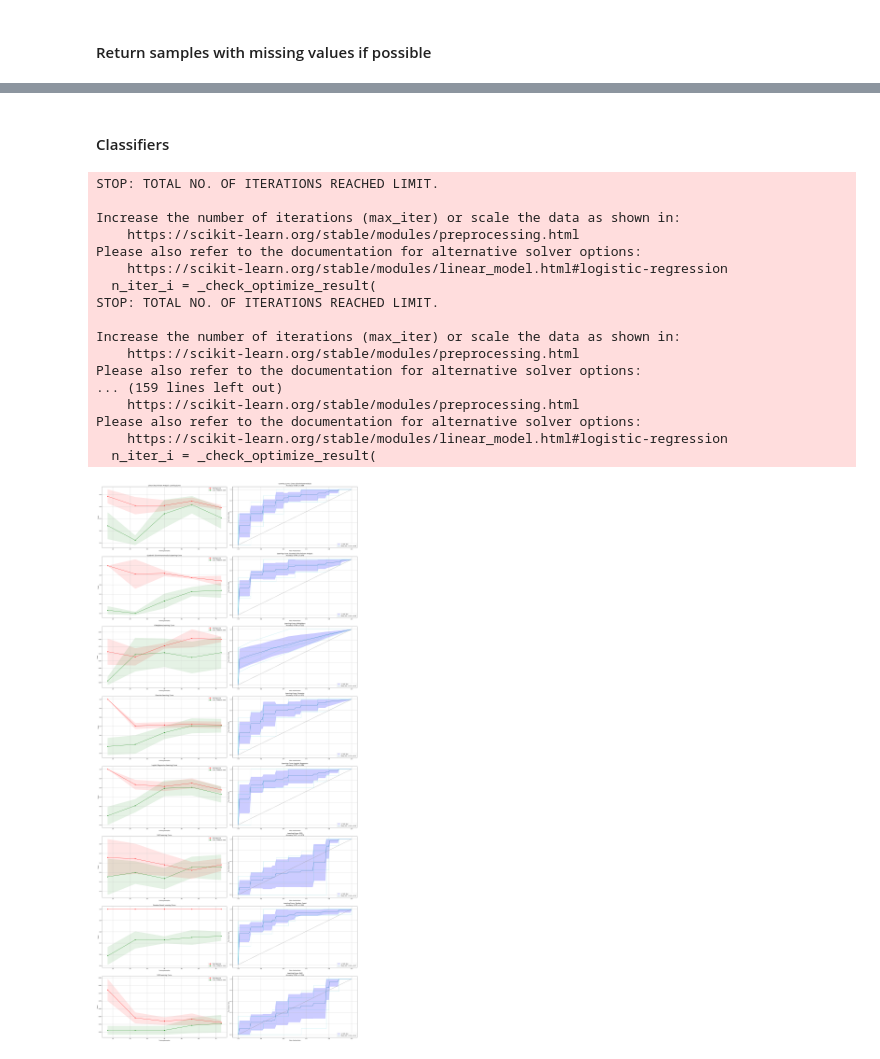
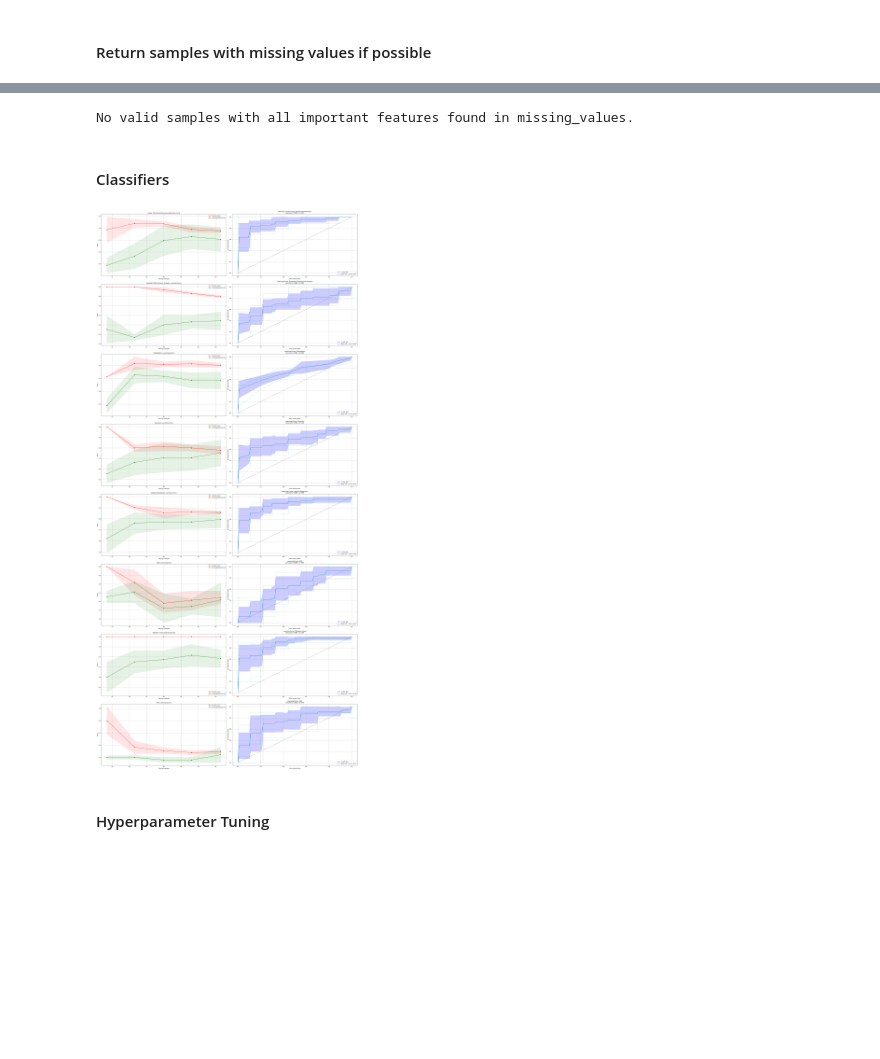
Before and after one commit to livkrom/Machine-Learning, a Jupyter notebook: TM10007_ML_Project-main/assignment.ipynb, the cells around one changed output, grey strips where cells are left out. Drawn from its saved outputs; the diff is of its cells as text; code cells hidden in the pictures; blank space fills up the shorter version.

```diff
--- a/TM10007_ML_Project-main/assignment.ipynb
+++ b/TM10007_ML_Project-main/assignment.ipynb
@@ -494,27 +392,32 @@ See the caveats in the documentation: https://pandas.pydata.org/pandas-docs/stab
+# %%
+# Check for important features in missing data
+valid_samples = missing_values[features].dropna()
+
+if not valid_samples.empty:
+    print(f"{valid_samples.shape[0]} samples from missing_values have all important features present.")
+
+    # Encode the label
+    valid_samples['label'] = valid_samples['label'].map({'lipoma': 0, 'liposarcoma': 1})
+
+    # Append to training data
+    X_train = pd.concat([X_train, valid_samples[features]], axis=0)
+    y_train = pd.concat([y_train, valid_samples['label']], axis=0)
+
+    print("Valid samples added back to training data.")
+
+else:
+    print("No valid samples with all important features found in missing_values.")
+# %% [output]
+No valid samples with all important features found in missing_values.
 # %% [markdown]
 #### Classifiers
 # %%
-# Combination of classifiers
-# Classifiers
-from sklearn.discriminant_analysis import LinearDiscriminantAnalysis
-from sklearn.discriminant_analysis import QuadraticDiscriminantAnalysis
-from sklearn.neighbors import KNeighborsClassifier
-from sklearn.naive_bayes import GaussianNB
-from sklearn.linear_model import LogisticRegression
-from sklearn.linear_model import SGDClassifier
-from sklearn.ensemble import RandomForestClassifier
-from sklearn import svm
-from sklearn.model_selection import StratifiedKFold, cross_val_score, learning_curve
-from sklearn.metrics import roc_curve, auc
-from sklearn.model_selection import ShuffleSplit
-from sklearn.model_selection import learning_curve
-
 # Custom function to plot learning curve
 def plot_learning_curve(estimator, title, Xs, Ys, axes, ylim=None, cv=None,
                         n_jobs=None, train_sizes=np.linspace(.1, 1.0, 5)):
-    """
-    Generate learning curves, fill shaded area for train/test scores
-    """
+
+    """ Generate learning curves"""
+
     axes.set_title(title)
     if ylim is not None:
         axes.set_ylim(*ylim)
@@ -545,10 +448,11 @@ def plot_learning_curve(estimator, title, Xs, Ys, axes, ylim=None, cv=None,
 
     return plt
 
+# Generating Classifiers
 clsfs = [LinearDiscriminantAnalysis(),QuadraticDiscriminantAnalysis(),KNeighborsClassifier(),GaussianNB(),
          LogisticRegression(),SGDClassifier(),RandomForestClassifier(),svm.SVC()]
 clf_names = ["Linear Discriminant Analysis", "Quadratic Discriminant Analysis", "K-Neighbors", "Gaussian",
-               "Logistic Regression", "SGD", "Random Forest", "SVM"]
+               "Logistic Regression", "SGD", "Random Forest", "SVC"]
 cv = StratifiedKFold(n_splits=5, shuffle=True, random_state=42)
 cv_auc_scores = {}
 
@@ -559,12 +463,12 @@ num = 0
 
 # Loop through classifiers
 for clf, name in zip(clsfs, clf_names):
-    # --- 1. Learning Curve ---
+    # Get the learning Curve
     title = f"{name} Learning Curve"
     plot_learning_curve(clf, title, X_train, y_train, axes[num*2], cv = cv)
     num += 1
 
-    # --- 2. ROC AUC via Cross-Validation ---
+    # Compute ROC AUC via Cross-Validation
     mean_fpr = np.linspace(0, 1, 100)
     tprs = []
     aucs = []
@@ -587,52 +491,38 @@ for clf, name in zip(clsfs, clf_names):
 
         # Calculate accuracy for this fold and store
         y_pred = clf.predict(X_train.iloc[test_idx])
-        accs.append(np.mean(y_pred == y_train.iloc[test_idx]))  # Store accuracy for this fold
+        accs.append(np.mean(y_pred == y_train.iloc[test_idx]))
 
         # Light grey ROC line for each fold
         axes[num * 2 -1].plot(fpr, tpr, color='#17becf', lw=1, alpha=0.5)
 
+    # Calculate statistics
     mean_tpr = np.mean(tprs, axis=0)
     mean_tpr[-1] = 1.0
     std_tpr = np.std(tprs, axis=0)
     mean_auc = np.mean(aucs)
     std_auc = np.std(aucs)
     cv_auc_scores[name] = mean_auc
-    mean_acc = np.mean(accs)  # Mean accuracy
-    std_acc = np.std(accs)    # Standard deviation of accuracy
+    mean_acc = np.mean(accs)
+    std_acc = np.std(accs)
     cv_auc_scores[name] = mean_auc
 
+    # Axis
     axes[num * 2 -1].fill_between(mean_fpr, np.maximum(mean_tpr - std_tpr, 0),
                 np.minimum(mean_tpr + std_tpr, 1), alpha=0.2, color='blue', label='±1 std. dev.')
     axes[num * 2 -1].plot(mean_fpr, mean_tpr, label=f"Mean AUC = {mean_auc:.2f} ± {std_auc:.2f}")
     axes[num * 2 -1].plot([0, 1], [0, 1], linestyle='--', color='gray')
     axes[num * 2 -1].set_title(f"ROC Curve CV: {name}")
     axes[num * 2 -1].set_xlabel("False Positive Rate")
     axes[num * 2 -1].set_ylabel("True Positive Rate")
     axes[num * 2 -1].legend(loc="lower right")
     axes[num * 2 -1].grid()
 
     axes[num * 2 -1].set_title(f"Learning Curve: {name}\nAccuracy: {mean_acc:.3f} ± {std_acc:.3f}")
 
-
 plt.tight_layout()
 plt.show()
 # %% [output]
-STOP: TOTAL NO. OF ITERATIONS REACHED LIMIT.
-
-Increase the number of iterations (max_iter) or scale the data as shown in:
-    https://scikit-learn.org/stable/modules/preprocessing.html
-Please also refer to the documentation for alternative solver options:
-    https://scikit-learn.org/stable/modules/linear_model.html#logistic-regression
-  n_iter_i = _check_optimize_result(
-STOP: TOTAL NO. OF ITERATIONS REACHED LIMIT.
-
-Increase the number of iterations (max_iter) or scale the data as shown in:
-    https://scikit-learn.org/stable/modules/preprocessing.html
-Please also refer to the documentation for alternative solver options:
-... (159 lines left out)
-    https://scikit-learn.org/stable/modules/preprocessing.html
-Please also refer to the documentation for alternative solver options:
-    https://scikit-learn.org/stable/modules/linear_model.html#logistic-regression
-  n_iter_i = _check_optimize_result(
-[figure, old version]
+[figure, new version]
+# %% [markdown]
+#### Hyperparameter Tuning
```
Also changed, not shown: parts of 20 cells of this notebook.
